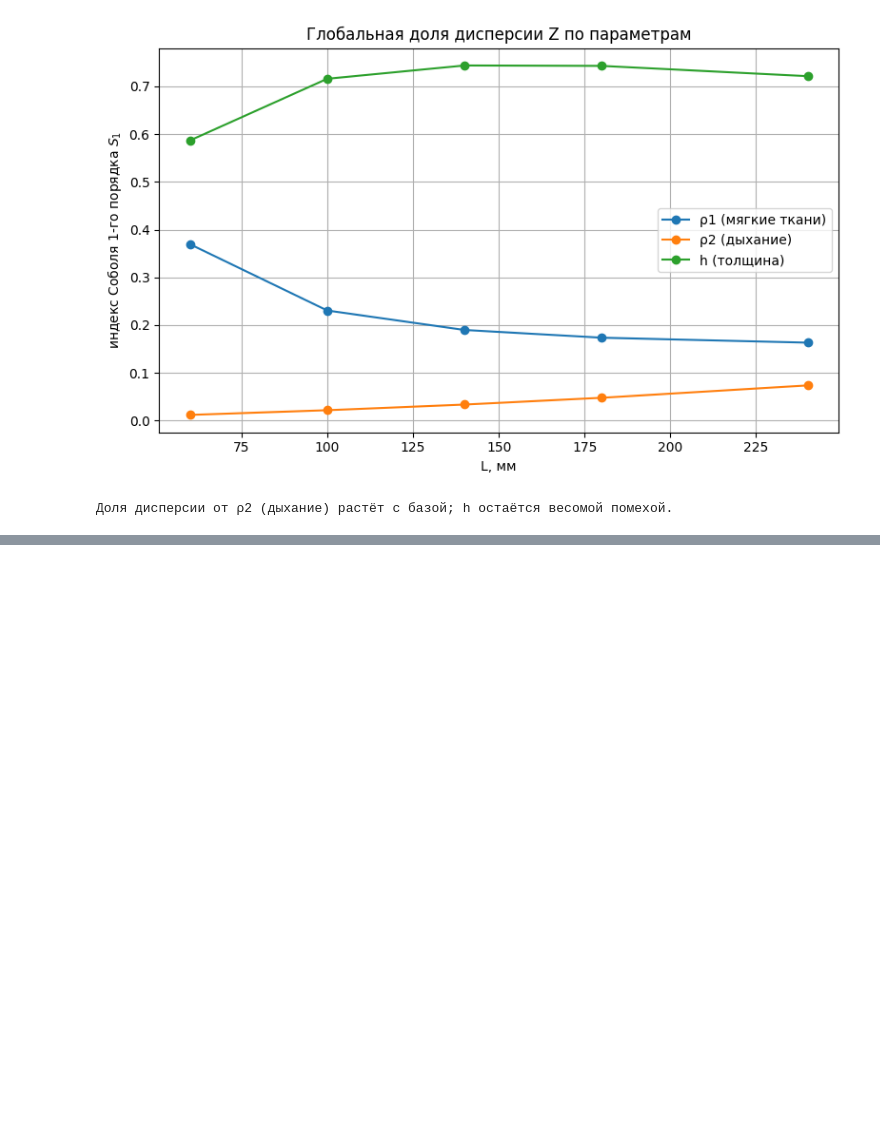
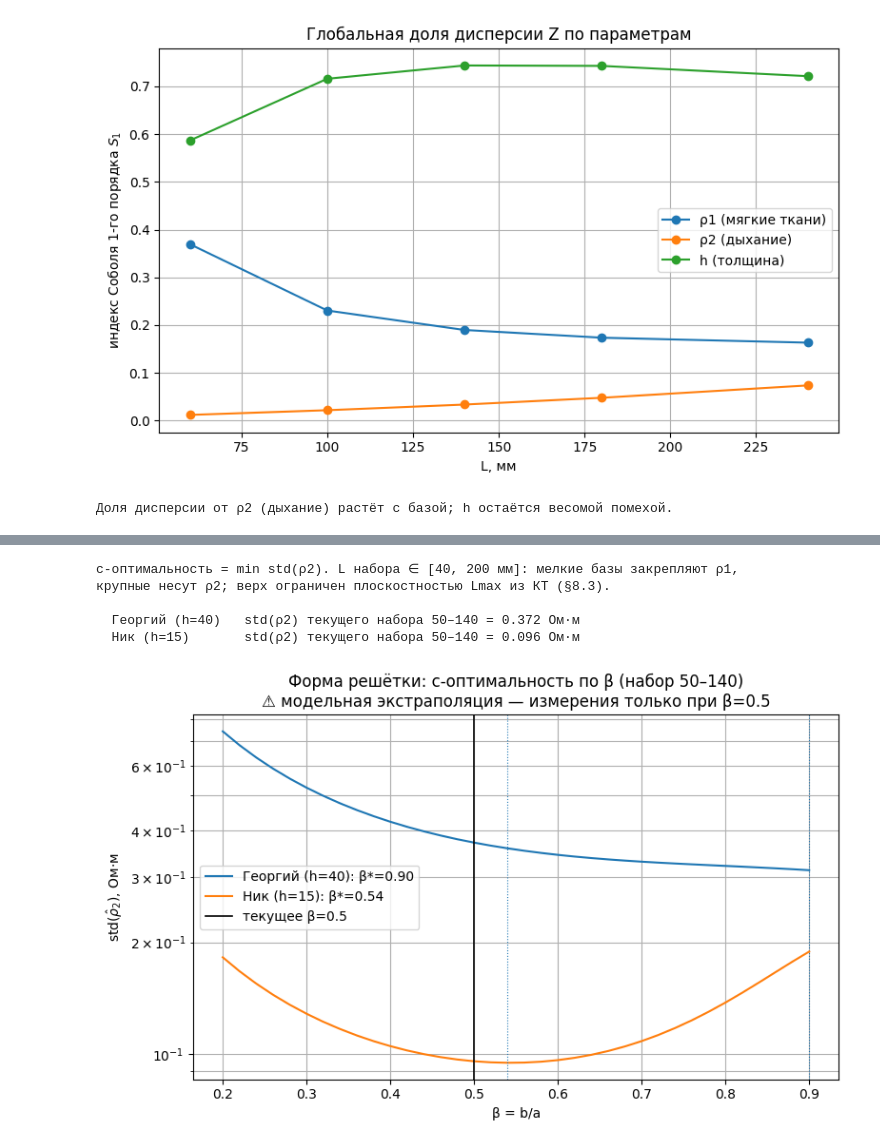
Before and after one commit to NixWrk/PhD_Disser, a Jupyter notebook: Colab Notebooks/05_Анализ_чувствительности_решётки.ipynb, the cells around one changed output, grey strips where cells are left out. Drawn from its saved outputs; the diff is of its cells as text; code cells hidden in the pictures; blank space fills up the shorter version.

```diff
--- a/Colab Notebooks/Анализ_чувствительности_решётки.ipynb
+++ b/Colab Notebooks/05_Анализ_чувствительности_решётки.ipynb
@@ -537,0 +546,52 @@ except ImportError:
+# %%
+# @title §8.1 Рабочая точка из данных, ограничения, c-оптимальность
+# рабочая точка <- params/static.json (09) + params/ct.json (10); ρ2 предпочтительно из КТ.
+import os as _os, json as _json
+def _ld(p):
+    pth = _os.path.join("params", p)
+    return _json.load(open(pth, encoding="utf-8")) if _os.path.exists(pth) else {}
+_st, _ct = _ld("static.json"), _ld("ct.json")
+if _st:
+    OP = {"%s (h=%.0f)" % (n, _st[n]["h"]*1000):
+          dict(rho1=_st[n]["rho1"], rho2=(_ct.get(n, {}).get("rho2_ct") or _st[n]["rho2_in"]), h=_st[n]["h"])
+          for n in _st}
+else:
+    OP = {"Ник (h=15)": dict(rho1=4.73, rho2=17.7, h=0.015),
+          "Георгий (h=40)": dict(rho1=13.2, rho2=20.0, h=0.040)}
+SIGMA_DATA = 0.05          # шум Z, Ом — из разброса плато/остатков фита (замените)
+L_MAX_MM   = 200.0         # верхняя граница плоскостности из КТ/МКЭ (заглушка)
+
+def std_rho2(L_set_m, op, sigma=SIGMA_DATA, beta=BETA_OP):
+    if len(L_set_m) < 3:        # для 3 параметров (ρ1,h,ρ2) нужно ≥3 базы
+        return np.inf
+    try:
+        return fisher(np.asarray(L_set_m), op["rho1"], op["h"], op["rho2"], sigma, beta)["std_rho2"]
+    except np.linalg.LinAlgError:
+        return np.inf
+
+cur = np.arange(50, 141, 10)/1000.0
+print("c-оптимальность = min std(ρ2). L набора ∈ [40, %.0f мм]: мелкие базы закрепляют ρ1,\n"
+      "крупные несут ρ2; верх ограничен плоскостностью Lmax из КТ (§8.3).\n" % L_MAX_MM)
+for name, op in OP.items():
+    print("  %-16s std(ρ2) текущего набора 50–140 = %.3f Ом·м" % (name, std_rho2(cur, op)))
+# %% [output]
+c-оптимальность = min std(ρ2). L набора ∈ [40, 200 мм]: мелкие базы закрепляют ρ1,
+крупные несут ρ2; верх ограничен плоскостностью Lmax из КТ (§8.3).
+
+  Георгий (h=40)   std(ρ2) текущего набора 50–140 = 0.372 Ом·м
+  Ник (h=15)       std(ρ2) текущего набора 50–140 = 0.096 Ом·м
+# %%
+# @title §8.2 Оптимизация формы β = b/a (МОДЕЛЬНО)
+betas = np.linspace(0.2, 0.9, 36)
+plt.figure(figsize=(8, 5))
+for name, op in OP.items():
+    s = [std_rho2(cur, op, beta=bb) for bb in betas]
+    b_star = betas[int(np.argmin(s))]
+    plt.plot(betas, s, label="%s: β*=%.2f" % (name, b_star))
+    plt.axvline(b_star, ls=":", lw=0.8)
+plt.axvline(0.5, color="k", lw=1.2, label="текущее β=0.5")
+plt.xlabel("β = b/a"); plt.ylabel("std($\\hat\\rho_2$), Ом·м"); plt.yscale("log")
+plt.title("Форма решётки: c-оптимальность по β (набор 50–140)\n⚠ модельная экстраполяция — измерения только при β=0.5")
+plt.legend(); plt.grid(True, which="both"); plt.tight_layout(); plt.show()
+# %% [output]
+[figure, added]
```
Also changed, not shown: parts of 4 cells of this notebook, 37 other files.
